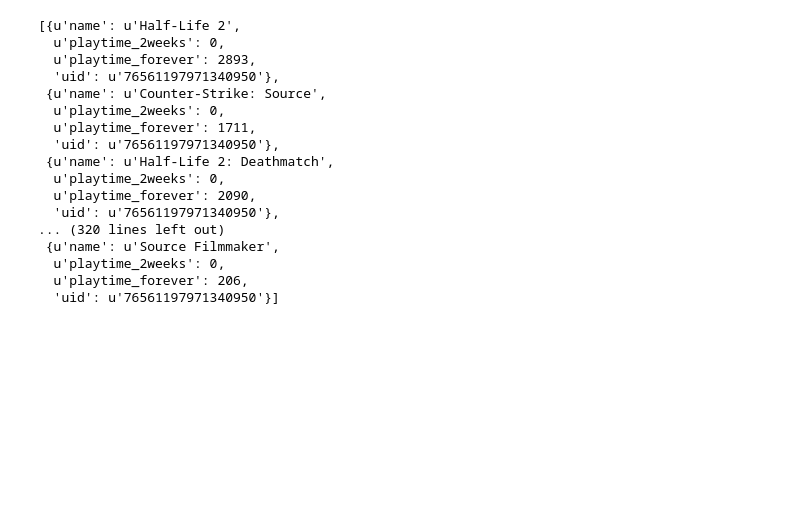
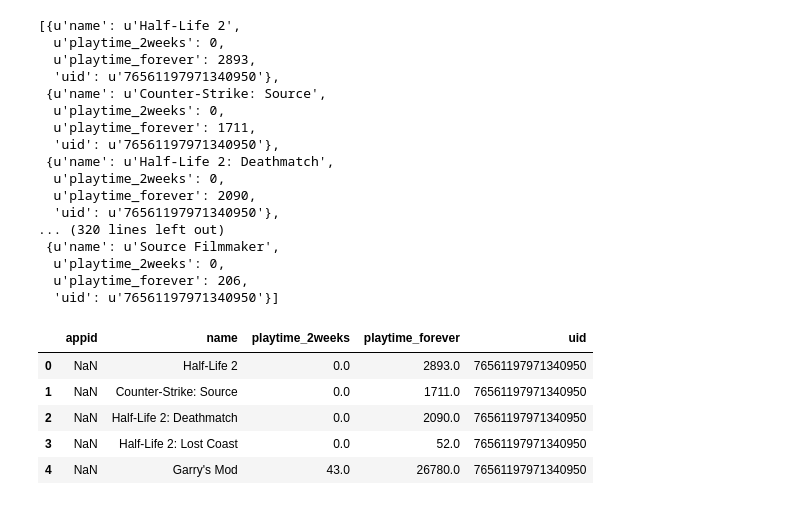
Before and after one commit to johnnysand7/steam-study, a Jupyter notebook: script/EDA/ReadFromMongoDB.ipynb, the cells around one changed output. Drawn from its saved outputs; the diff is of its cells as text; code cells hidden in the pictures; blank space fills up the shorter version.

```diff
--- a/script/EDA/ReadFromMongoDB.ipynb
+++ b/script/EDA/ReadFromMongoDB.ipynb
@@ -108,7 +108,7 @@ Call of Duty: Black Ops III 16021
 Team Fortress 2 22394
 Dota 2 448
 # %%
-few_games = games[100]
+few_games = games[:100]
 # %%
 IdSeries = few_games["steamid"]
 # %%
@@ -156,6 +156,15 @@ GameSeries = few_games["game_info"][1]
 GameSeries2 = pd.DataFrame(few_games["game_info"][2])
 # %%
 SparseGames = pd.DataFrame(GameSeries)
+# %%
+SparseGames.head()
+# %% [output]
+|  | appid | name | playtime_2weeks | playtime_forever | uid |
+| 0 | NaN | Half-Life 2 | 0.0 | 2893.0 | 76561197971340950 |
+| 1 | NaN | Counter-Strike: Source | 0.0 | 1711.0 | 76561197971340950 |
+| 2 | NaN | Half-Life 2: Deathmatch | 0.0 | 2090.0 | 76561197971340950 |
+| 3 | NaN | Half-Life 2: Lost Coast | 0.0 | 52.0 | 76561197971340950 |
+| 4 | NaN | Garry's Mod | 43.0 | 26780.0 | 76561197971340950 |
 # %%
 for u in few_games["game_info"]:
     user_df = pd.DataFrame(u)
```
Also changed, not shown: parts of 4 cells of this notebook, 1 other file.
